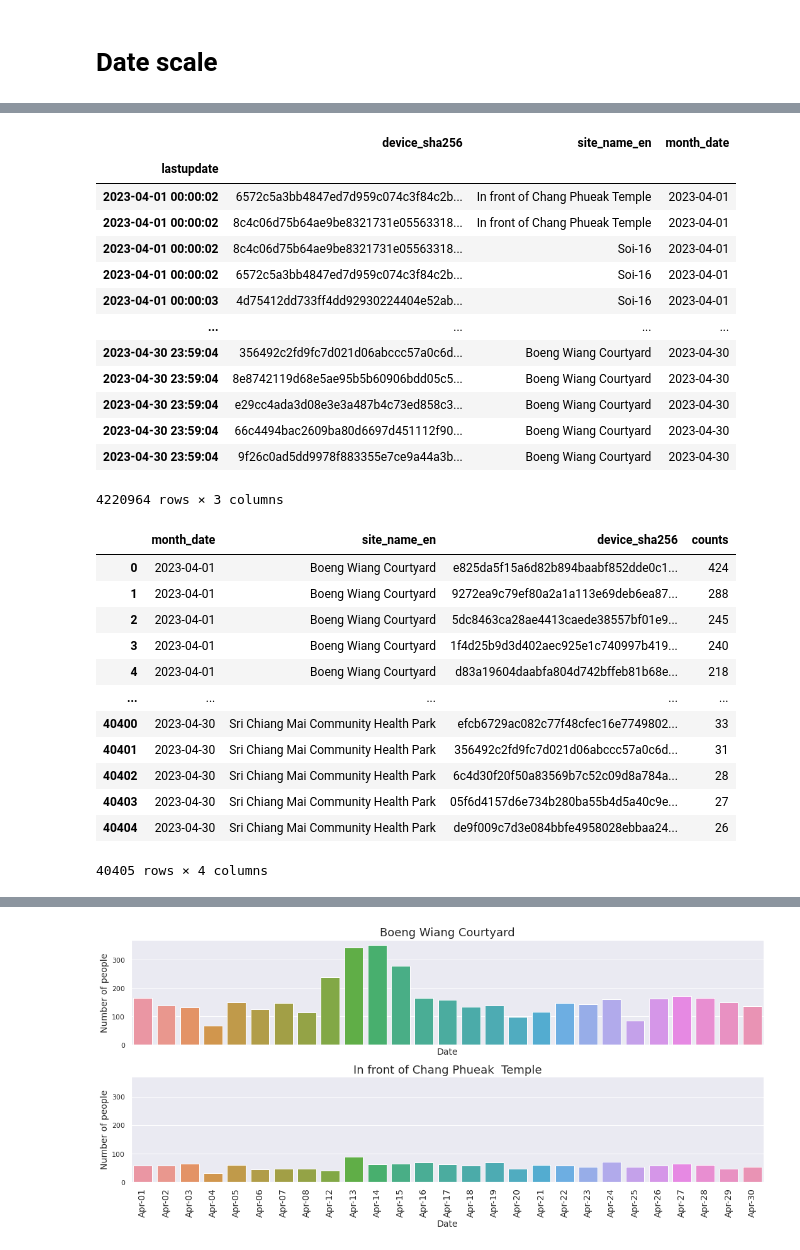
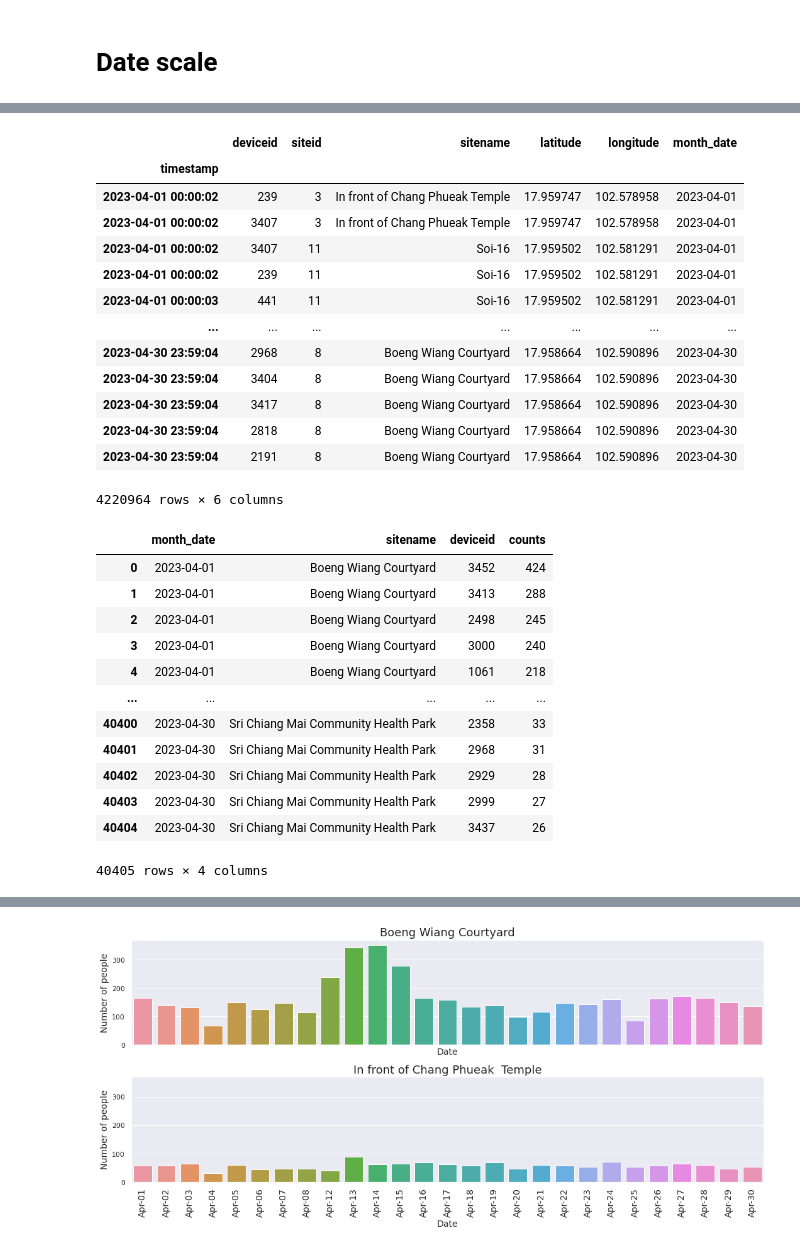
Before and after one commit to thalerngsak-wi/srichiangmaiwifi, a Jupyter notebook: wifi_client.ipynb, the cells around one changed output, grey strips where cells are left out. Cells and saved outputs as stored; diff of their text form; code cells hidden in the pictures.

```diff
--- a/wifi_client.ipynb
+++ b/wifi_client.ipynb
@@ -895,6 +931,6 @@ plt.savefig('by_period_month_sub_plt.jpg');
 # %% [markdown]
 # Date scale
 # %%
-df_date_scale = pd.read_csv('total_2022_m05_to_2023_m06_client_wifi_rev0.csv',parse_dates=['lastupdate']).drop_duplicates().drop(['geo_location','site_name_ssid'],axis=1)
+df_date_scale = main_df.reset_index().drop('index',axis=1)
 df_date_scale
 # %% [output]
@@ -914,4 +970,4 @@ df_date_scale
 # %%
-df_date_scale['month_date'] = pd.to_datetime(df_date_scale['lastupdate'].dt.date)
+df_date_scale['month_date'] = pd.to_datetime(df_date_scale['timestamp'].dt.date)
 df_date_scale
 # %% [output]
@@ -931,3 +986,0 @@ df_date_scale
-# %%
-ds = df_date_scale.set_index('lastupdate')
-ds
@@ -948,0 +1004,3 @@ ds
+# %%
+df_date_scale.set_index('timestamp',inplace=True)
+df_date_scale
@@ -949,36 +1022,36 @@ ds
 # %%
-ds_apr = ds.loc['2023-04']
+ds_apr = df_date_scale.loc['2023-04']
 ds_apr
 # %% [output]
-|  | device_sha256 | site_name_en | month_date |
-| lastupdate |  |  |  |
-| 2023-04-01 00:00:02 | 6572c5a3bb4847ed7d959c074c3f84c2b... | In front of Chang Phueak Temple | 2023-04-01 |
-| 2023-04-01 00:00:02 | 8c4c06d75b64ae9be8321731e05563318... | In front of Chang Phueak Temple | 2023-04-01 |
-| 2023-04-01 00:00:02 | 8c4c06d75b64ae9be8321731e05563318... | Soi-16 | 2023-04-01 |
-| 2023-04-01 00:00:02 | 6572c5a3bb4847ed7d959c074c3f84c2b... | Soi-16 | 2023-04-01 |
-| 2023-04-01 00:00:03 | 4d75412dd733ff4dd92930224404e52ab... | Soi-16 | 2023-04-01 |
-| ... | ... | ... | ... |
-| 2023-04-30 23:59:04 | 356492c2fd9fc7d021d06abccc57a0c6d... | Boeng Wiang Courtyard | 2023-04-30 |
-| 2023-04-30 23:59:04 | 8e8742119d68e5ae95b5b60906bdd05c5... | Boeng Wiang Courtyard | 2023-04-30 |
-| 2023-04-30 23:59:04 | e29cc4ada3d08e3e3a487b4c73ed858c3... | Boeng Wiang Courtyard | 2023-04-30 |
-| 2023-04-30 23:59:04 | 66c4494bac2609ba80d6697d451112f90... | Boeng Wiang Courtyard | 2023-04-30 |
-| 2023-04-30 23:59:04 | 9f26c0ad5dd9978f883355e7ce9a44a3b... | Boeng Wiang Courtyard | 2023-04-30 |
+|  | deviceid | siteid | sitename | latitude | longitude | month_date |
+| timestamp |  |  |  |  |  |  |
+| 2023-04-01 00:00:02 | 239 | 3 | In front of Chang Phueak Temple | 17.959747 | 102.578958 | 2023-04-01 |
+| 2023-04-01 00:00:02 | 3407 | 3 | In front of Chang Phueak Temple | 17.959747 | 102.578958 | 2023-04-01 |
+| 2023-04-01 00:00:02 | 3407 | 11 | Soi-16 | 17.959502 | 102.581291 | 2023-04-01 |
+| 2023-04-01 00:00:02 | 239 | 11 | Soi-16 | 17.959502 | 102.581291 | 2023-04-01 |
+| 2023-04-01 00:00:03 | 441 | 11 | Soi-16 | 17.959502 | 102.581291 | 2023-04-01 |
+| ... | ... | ... | ... | ... | ... | ... |
+| 2023-04-30 23:59:04 | 2968 | 8 | Boeng Wiang Courtyard | 17.958664 | 102.590896 | 2023-04-30 |
+| 2023-04-30 23:59:04 | 3404 | 8 | Boeng Wiang Courtyard | 17.958664 | 102.590896 | 2023-04-30 |
+| 2023-04-30 23:59:04 | 3417 | 8 | Boeng Wiang Courtyard | 17.958664 | 102.590896 | 2023-04-30 |
+| 2023-04-30 23:59:04 | 2818 | 8 | Boeng Wiang Courtyard | 17.958664 | 102.590896 | 2023-04-30 |
+| 2023-04-30 23:59:04 | 2191 | 8 | Boeng Wiang Courtyard | 17.958664 | 102.590896 | 2023-04-30 |
-4220964 rows × 3 columns
+4220964 rows × 6 columns
 # %%
-ds_apr_group = pd.DataFrame(ds_apr.groupby(by=['month_date','site_name_en'])['device_sha256'].value_counts().reset_index(name='counts'))
+ds_apr_group = pd.DataFrame(ds_apr.groupby(by=['month_date','sitename'])['deviceid'].value_counts().reset_index(name='counts'))
 ds_apr_group
 # %% [output]
-|  | month_date | site_name_en | device_sha256 | counts |
-| 0 | 2023-04-01 | Boeng Wiang Courtyard | e825da5f15a6d82b894baabf852dde0c1... | 424 |
-| 1 | 2023-04-01 | Boeng Wiang Courtyard | 9272ea9c79ef80a2a1a113e69deb6ea87... | 288 |
-| 2 | 2023-04-01 | Boeng Wiang Courtyard | 5dc8463ca28ae4413caede38557bf01e9... | 245 |
-| 3 | 2023-04-01 | Boeng Wiang Courtyard | 1f4d25b9d3d402aec925e1c740997b419... | 240 |
-| 4 | 2023-04-01 | Boeng Wiang Courtyard | d83a19604daabfa804d742bffeb81b68e... | 218 |
+|  | month_date | sitename | deviceid | counts |
+| 0 | 2023-04-01 | Boeng Wiang Courtyard | 3452 | 424 |
+| 1 | 2023-04-01 | Boeng Wiang Courtyard | 3413 | 288 |
+| 2 | 2023-04-01 | Boeng Wiang Courtyard | 2498 | 245 |
+| 3 | 2023-04-01 | Boeng Wiang Courtyard | 3000 | 240 |
+| 4 | 2023-04-01 | Boeng Wiang Courtyard | 1061 | 218 |
 | ... | ... | ... | ... | ... |
-| 40400 | 2023-04-30 | Sri Chiang Mai Community Health Park | efcb6729ac082c77f48cfec16e7749802... | 33 |
-| 40401 | 2023-04-30 | Sri Chiang Mai Community Health Park | 356492c2fd9fc7d021d06abccc57a0c6d... | 31 |
-| 40402 | 2023-04-30 | Sri Chiang Mai Community Health Park | 6c4d30f20f50a83569b7c52c09d8a784a... | 28 |
-| 40403 | 2023-04-30 | Sri Chiang Mai Community Health Park | 05f6d4157d6e734b280ba55b4d5a40c9e... | 27 |
-| 40404 | 2023-04-30 | Sri Chiang Mai Community Health Park | de9f009c7d3e084bbfe4958028ebbaa24... | 26 |
+| 40400 | 2023-04-30 | Sri Chiang Mai Community Health Park | 2358 | 33 |
+| 40401 | 2023-04-30 | Sri Chiang Mai Community Health Park | 2968 | 31 |
+| 40402 | 2023-04-30 | Sri Chiang Mai Community Health Park | 2929 | 28 |
+| 40403 | 2023-04-30 | Sri Chiang Mai Community Health Park | 2999 | 27 |
+| 40404 | 2023-04-30 | Sri Chiang Mai Community Health Park | 3437 | 26 |
 40405 rows × 4 columns
 # %%
```
Also changed, not shown: parts of 92 cells of this notebook.
